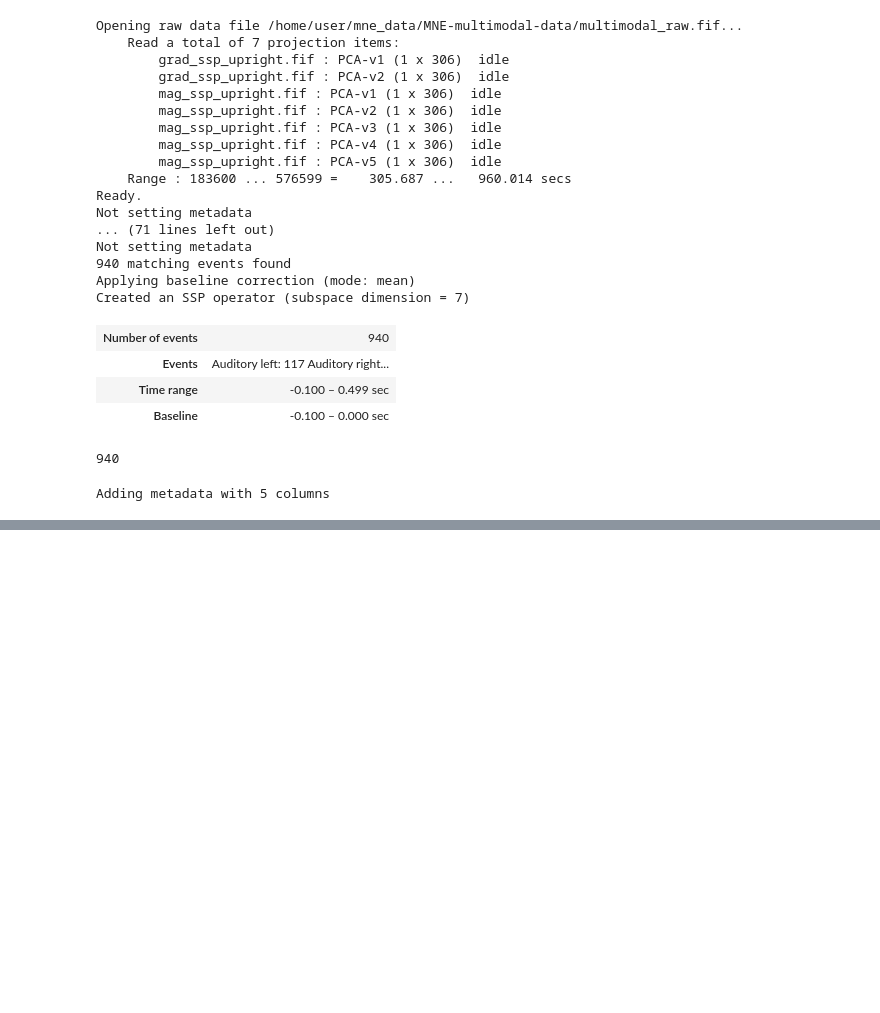
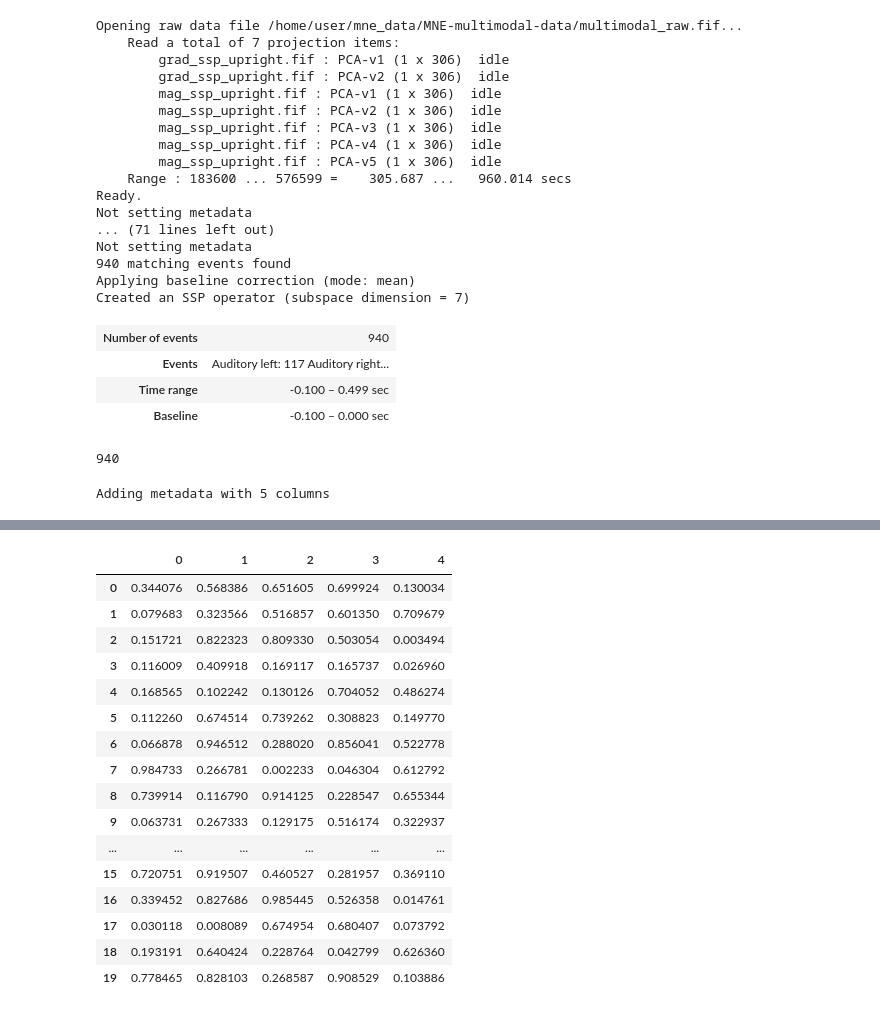
Before and after one commit to 1101AlexZab1011/deepmeg, a Jupyter notebook: dev/epochsdatasetwithmeta.ipynb, the cells around one changed output, grey strips where cells are left out. Drawn from its saved outputs; the diff is of its cells as text; code cells hidden in the pictures; blank space fills up the shorter version.

```diff
--- a/dev/epochsdatasetwithmeta.ipynb
+++ b/dev/epochsdatasetwithmeta.ipynb
@@ -151,0 +206,20 @@ train[0][-1]
+# %%
+pd.concat([pd.DataFrame(np.random.random((10, 5))), pd.DataFrame(np.random.random((10, 5)))], axis=0).reset_index(drop=True)#.drop(columns='index')
+# %% [output]
+|  | 0 | 1 | 2 | 3 | 4 |
+| 0 | 0.344076 | 0.568386 | 0.651605 | 0.699924 | 0.130034 |
+| 1 | 0.079683 | 0.323566 | 0.516857 | 0.601350 | 0.709679 |
+| 2 | 0.151721 | 0.822323 | 0.809330 | 0.503054 | 0.003494 |
+| 3 | 0.116009 | 0.409918 | 0.169117 | 0.165737 | 0.026960 |
+| 4 | 0.168565 | 0.102242 | 0.130126 | 0.704052 | 0.486274 |
+| 5 | 0.112260 | 0.674514 | 0.739262 | 0.308823 | 0.149770 |
+| 6 | 0.066878 | 0.946512 | 0.288020 | 0.856041 | 0.522778 |
+| 7 | 0.984733 | 0.266781 | 0.002233 | 0.046304 | 0.612792 |
+| 8 | 0.739914 | 0.116790 | 0.914125 | 0.228547 | 0.655344 |
+| 9 | 0.063731 | 0.267333 | 0.129175 | 0.516174 | 0.322937 |
+| ... | ... | ... | ... | ... | ... |
+| 15 | 0.720751 | 0.919507 | 0.460527 | 0.281957 | 0.369110 |
+| 16 | 0.339452 | 0.827686 | 0.985445 | 0.526358 | 0.014761 |
+| 17 | 0.030118 | 0.008089 | 0.674954 | 0.680407 | 0.073792 |
+| 18 | 0.193191 | 0.640424 | 0.228764 | 0.042799 | 0.626360 |
+| 19 | 0.778465 | 0.828103 | 0.268587 | 0.908529 | 0.103886 |
```
Also changed, not shown: parts of 13 cells of this notebook, 2 other files.
